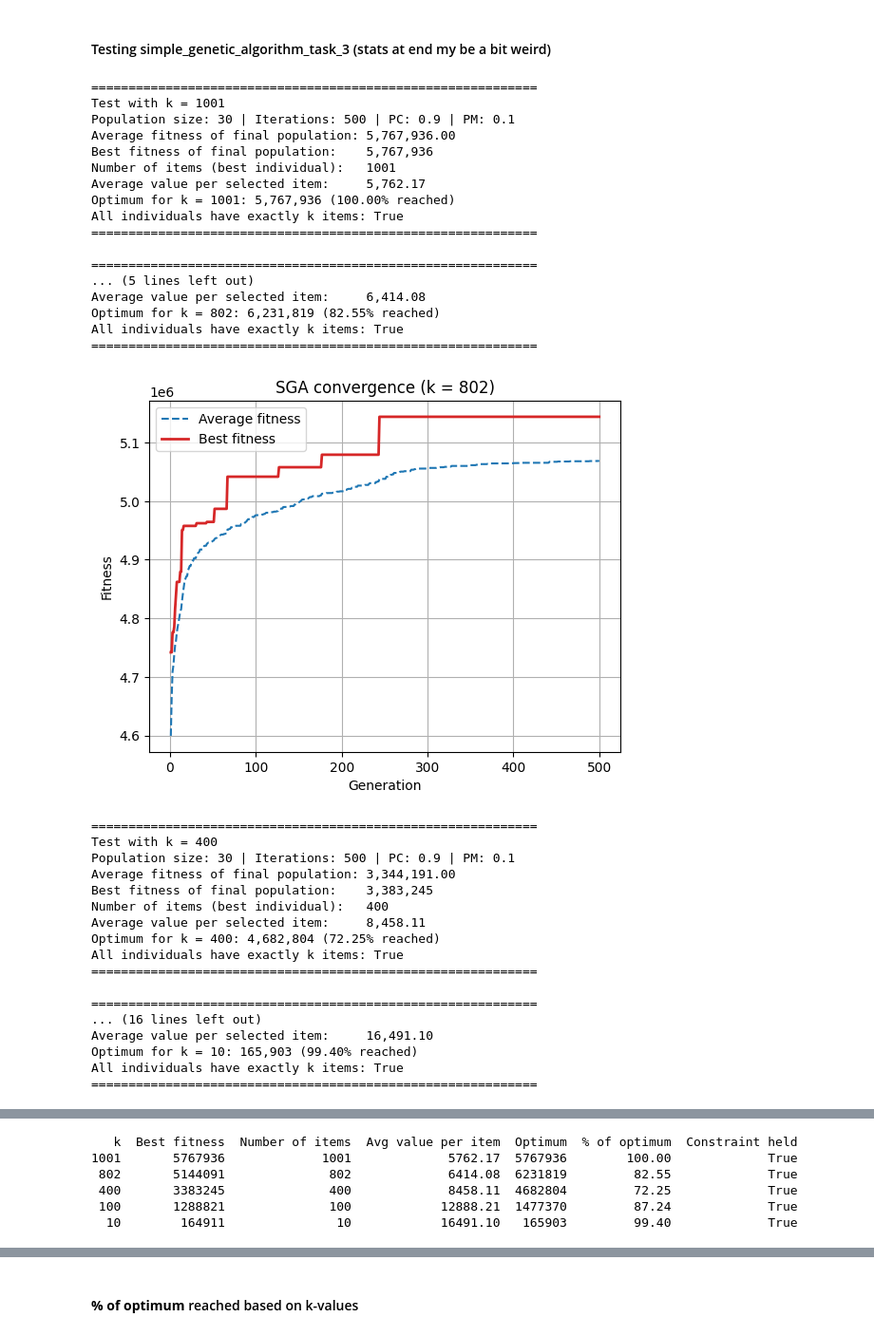
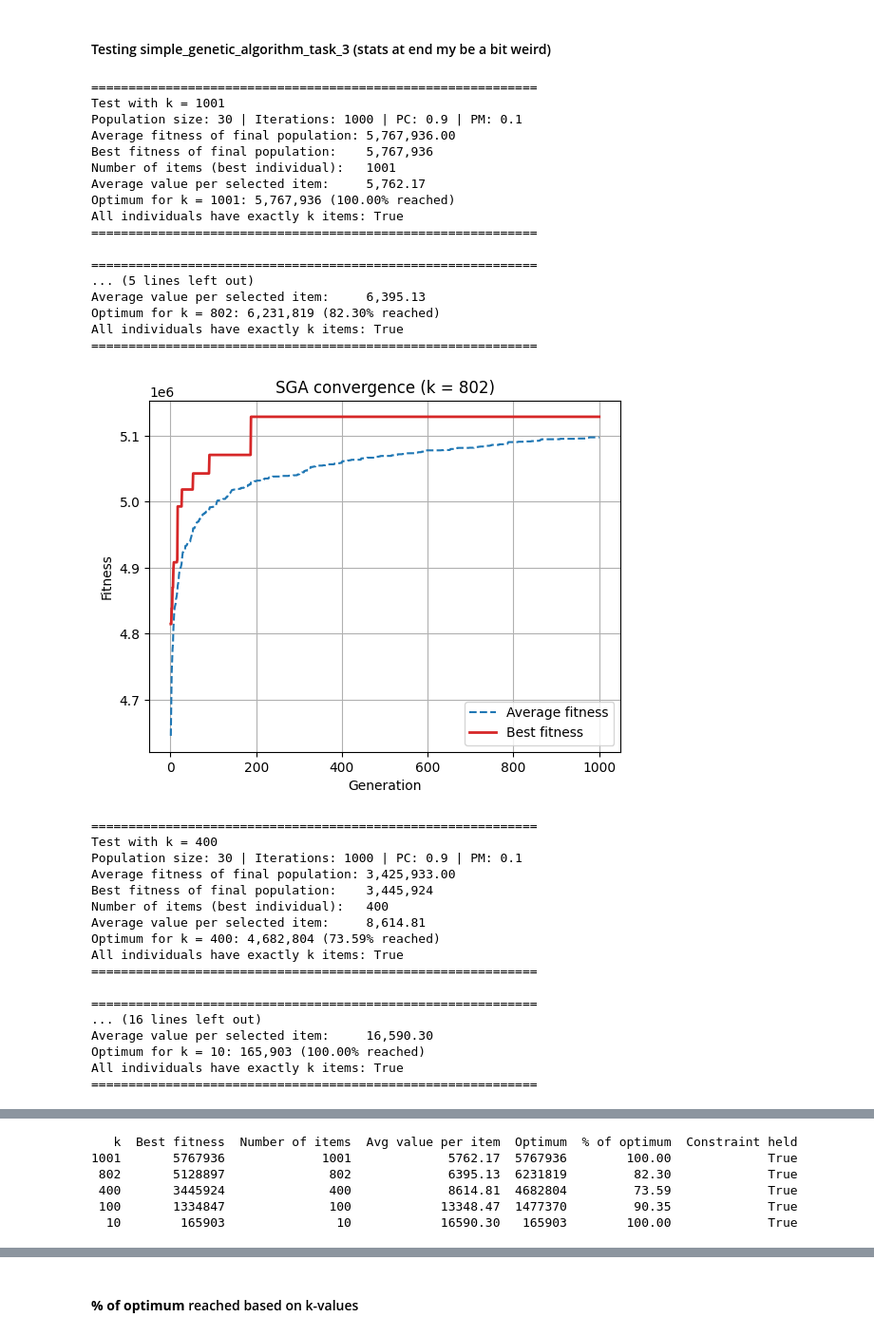
Before and after one commit to kormakursnorra/MachineLearningRepo, a Jupyter notebook: Project2/src/task3.ipynb, the cells around one changed output, grey strips where cells are left out. Shown at 95% size. Saved outputs shown, nothing was run; the diff lists cells and outputs as text; code cells hidden in the pictures.

```diff
--- a/Project2/src/task3.ipynb
+++ b/Project2/src/task3.ipynb
@@ -757,53 +759,53 @@ def test_sga_task_3(k_items: int, pop_size: int = 30, num_iter: int = 500,
         "Avg value per item": round(best_fitness / num_items, 2),
         "Optimum": optimum,
         "% of optimum": round(best_fitness / optimum * 100, 2),
         "Constraint held": all_exactly_k,
-    }
+    }, best_individual
 
 
 k_values = [1001, 802, 400, 100, 10]
 
 results = []
 for k in k_values:
-    results.append(test_sga_task_3(k, show_plot=(k in [802, 10])))
+    results.append(test_sga_task_3(k, num_iter=1000, show_plot=(k in [802, 10]))[0])
 
 results_table = pd.DataFrame(results)
 print(results_table.to_string(index=False))
 
 plot_optimum(results)
 # %% [output]
 ============================================================
 Test with k = 1001
-Population size: 30 | Iterations: 500 | PC: 0.9 | PM: 0.1
+Population size: 30 | Iterations: 1000 | PC: 0.9 | PM: 0.1
 Average fitness of final population: 5,767,936.00
 Best fitness of final population:    5,767,936
 Number of items (best individual):   1001
 Average value per selected item:     5,762.17
 Optimum for k = 1001: 5,767,936 (100.00% reached)
 All individuals have exactly k items: True
 ============================================================
 
 ============================================================
 ... (5 lines left out)
-Average value per selected item:     6,414.08
-Optimum for k = 802: 6,231,819 (82.55% reached)
+Average value per selected item:     6,395.13
+Optimum for k = 802: 6,231,819 (82.30% reached)
 All individuals have exactly k items: True
 ============================================================
-[figure, old version]
+[figure, new version]
 ============================================================
 Test with k = 400
-Population size: 30 | Iterations: 500 | PC: 0.9 | PM: 0.1
-Average fitness of final population: 3,344,191.00
-Best fitness of final population:    3,383,245
+Population size: 30 | Iterations: 1000 | PC: 0.9 | PM: 0.1
+Average fitness of final population: 3,425,933.00
+Best fitness of final population:    3,445,924
 Number of items (best individual):   400
-Average value per selected item:     8,458.11
-Optimum for k = 400: 4,682,804 (72.25% reached)
+Average value per selected item:     8,614.81
+Optimum for k = 400: 4,682,804 (73.59% reached)
 All individuals have exactly k items: True
 ============================================================
 
 ============================================================
 ... (16 lines left out)
-Average value per selected item:     16,491.10
-Optimum for k = 10: 165,903 (99.40% reached)
+Average value per selected item:     16,590.30
+Optimum for k = 10: 165,903 (100.00% reached)
 All individuals have exactly k items: True
 ============================================================
@@ -811,6 +813,6 @@ All individuals have exactly k items: True
    k  Best fitness  Number of items  Avg value per item  Optimum  % of optimum  Constraint held
 1001       5767936             1001             5762.17  5767936        100.00             True
- 802       5144091              802             6414.08  6231819         82.55             True
- 400       3383245              400             8458.11  4682804         72.25             True
- 100       1288821              100            12888.21  1477370         87.24             True
-  10        164911               10            16491.10   165903         99.40             True
+ 802       5128897              802             6395.13  6231819         82.30             True
+ 400       3445924              400             8614.81  4682804         73.59             True
+ 100       1334847              100            13348.47  1477370         90.35             True
+  10        165903               10            16590.30   165903        100.00             True
```
Also changed, not shown: parts of 31 cells of this notebook, 7 other files.
